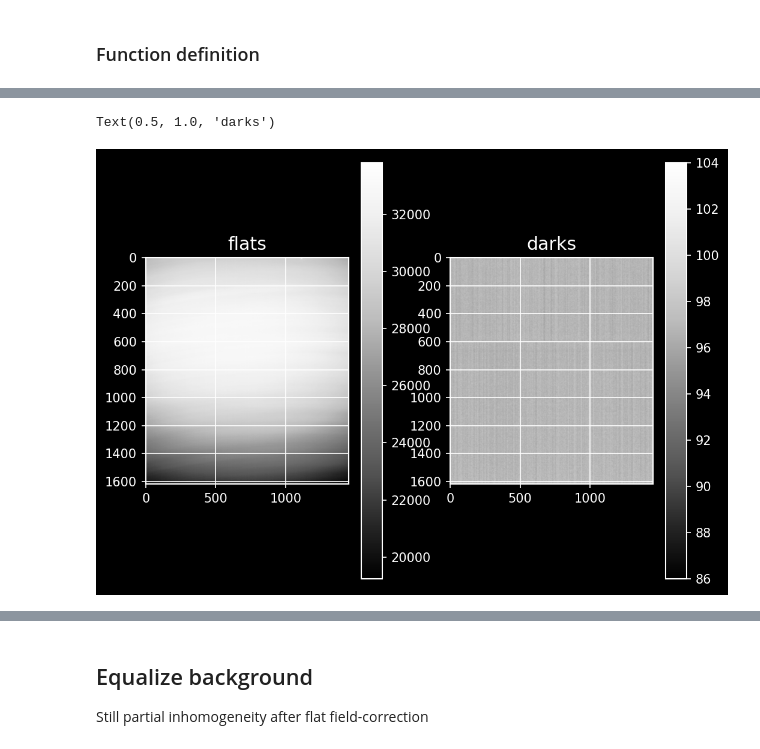
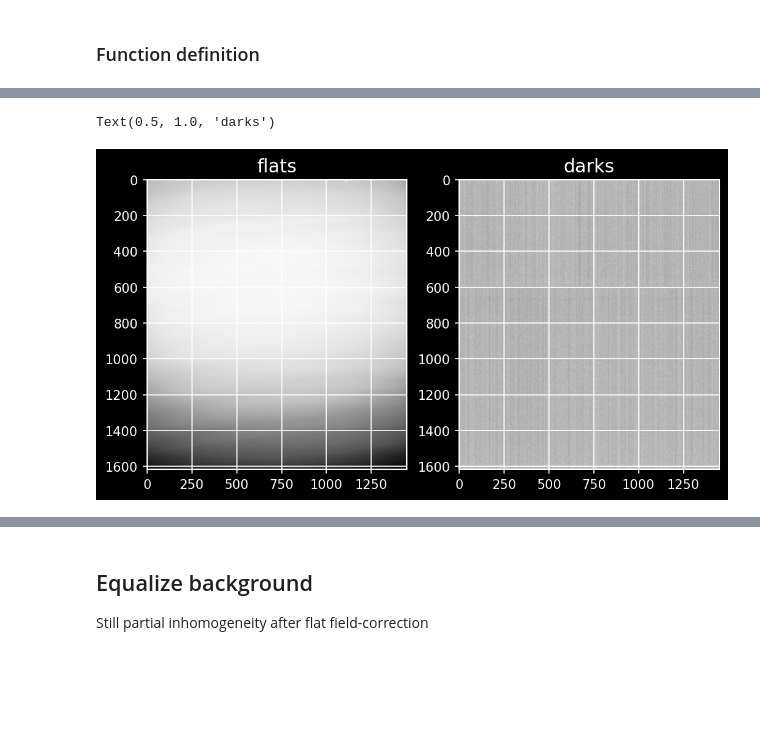
Before and after one commit to SESAME-Synchrotron/BEATS_recon, a Jupyter notebook: user_notebooks/in-situ_radiography_image_processing_1.0.ipynb, the cells around one changed output, grey strips where cells are left out. Drawn from its saved outputs; the diff is of its cells as text; code cells hidden in the pictures; blank space fills up the shorter version.

Commit message:
radiography processing NB

```diff
--- a/user_notebooks/in-situ_radiography_image_processing_1.0.ipynb
+++ b/user_notebooks/in-situ_radiography_image_processing_1.0.ipynb
@@ -96,12 +58 @@ def normalize(im, flat, dark):
-# %%
-sample_name = "palm_leaf_tensile_11_far-20240926T135239"
-
-work_dir = '/Users/gianthk/Data/20240923_IH_palm_leaf/in-situ_radiography/'
-h5file = '/Users/gianthk/Data/20240923_IH_palm_leaf/in-situ_radiography/palm_leaf_tensile_11_far-20240926T135239/palm_leaf_tensile_11_far-20240926T135239_3700to6700.h5'
-
-flats_file = "palm_leaf_tensile_11_far_FLAT_DARK-20240926T141726"
-h5file_flats = '/Users/gianthk/Data/20240923_IH_palm_leaf/in-situ_radiography/palm_leaf_tensile_11_far_FLAT_DARK-20240926T141726/palm_leaf_tensile_11_far_FLAT.h5'
-h5file_darks = '/Users/gianthk/Data/20240923_IH_palm_leaf/in-situ_radiography/palm_leaf_tensile_11_far_FLAT_DARK-20240926T141726/palm_leaf_tensile_11_far_DARK.h5'
-
-results_dir = '/Users/gianthk/Data/20240923_IH_palm_leaf/in-situ_radiography/results'
 # %% [markdown]
@@ -117,0 +72,3 @@ darks = dxchange.reader.read_hdf5(h5file_darks, '/exchange/data', dtype=None, sh
+# %%
+slc_1500 = ((3700, 6700, 2), (482, 2100, 1), (500, 1950, 1))
+slc_flats = ((0, 101, 1), (482, 2100, 1), (500, 1950, 1))
@@ -117,0 +78,3 @@ darks = dxchange.reader.read_hdf5(h5file_darks, '/exchange/data', dtype=None, sh
+# %%
+# read a portion of the flat field file
+flats = dxchange.reader.read_hdf5(h5file_flats, '/exchange/data_white', slc=slc_flats, dtype=None, shared=False)
@@ -117,0 +86,3 @@ darks = dxchange.reader.read_hdf5(h5file_darks, '/exchange/data', dtype=None, sh
+# %%
+# read a portion of the dark field file
+darks = dxchange.reader.read_hdf5(h5file_flats, '/exchange/data_dark', slc=slc_flats, dtype=None, shared=False)
@@ -124,12 +97,12 @@ Dark fields size:  (51, 1618, 1450)
 # %%
 plt.subplot(1, 2, 1)
 plt.imshow(np.median(flats, axis=0))
-plt.colorbar()
+# plt.colorbar()
 plt.title('flats')
 plt.subplot(1, 2, 2)
 plt.imshow(np.median(darks, axis=0))
-plt.colorbar()
+# plt.colorbar()
 plt.title('darks')
 # %% [output]
 Text(0.5, 1.0, 'darks')
-[figure, old version]
+[figure, new version]
```
Also changed, not shown: parts of 40 cells of this notebook.
